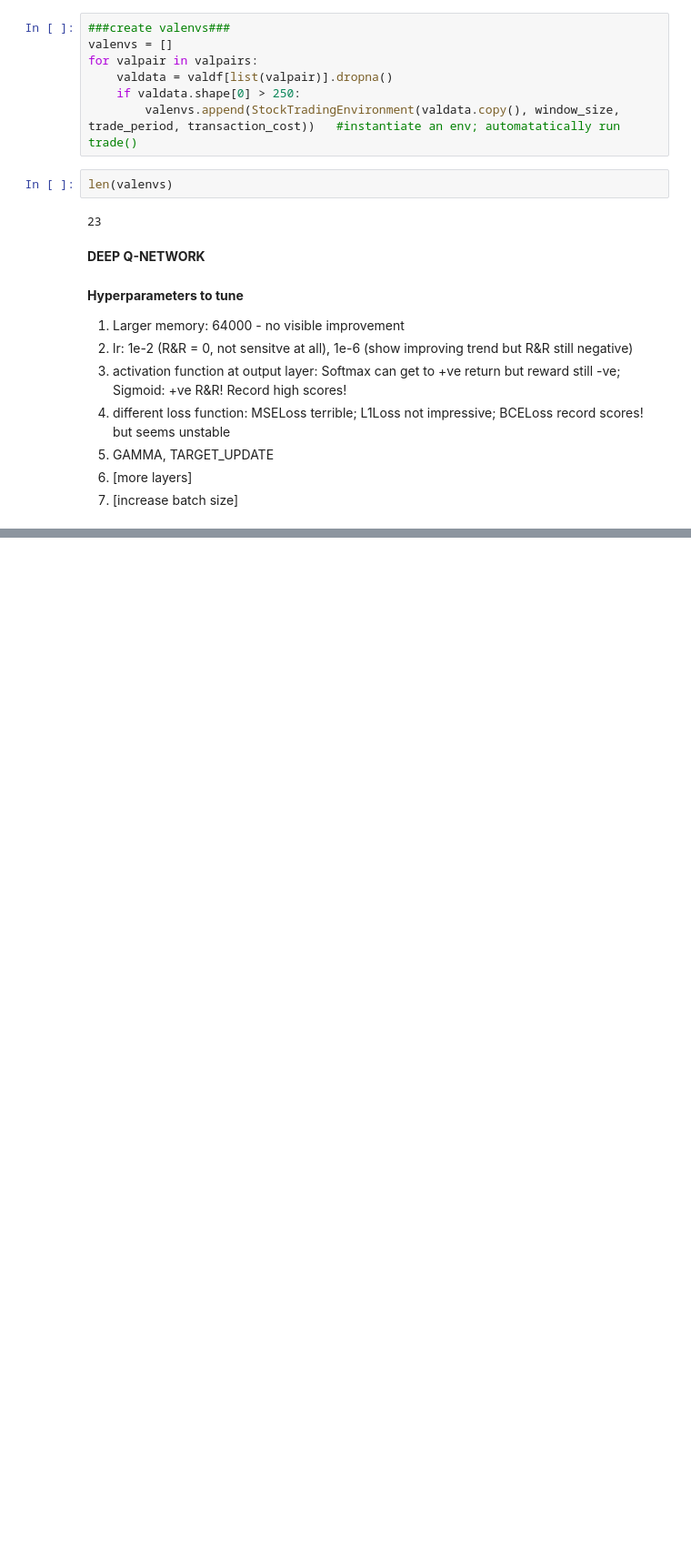
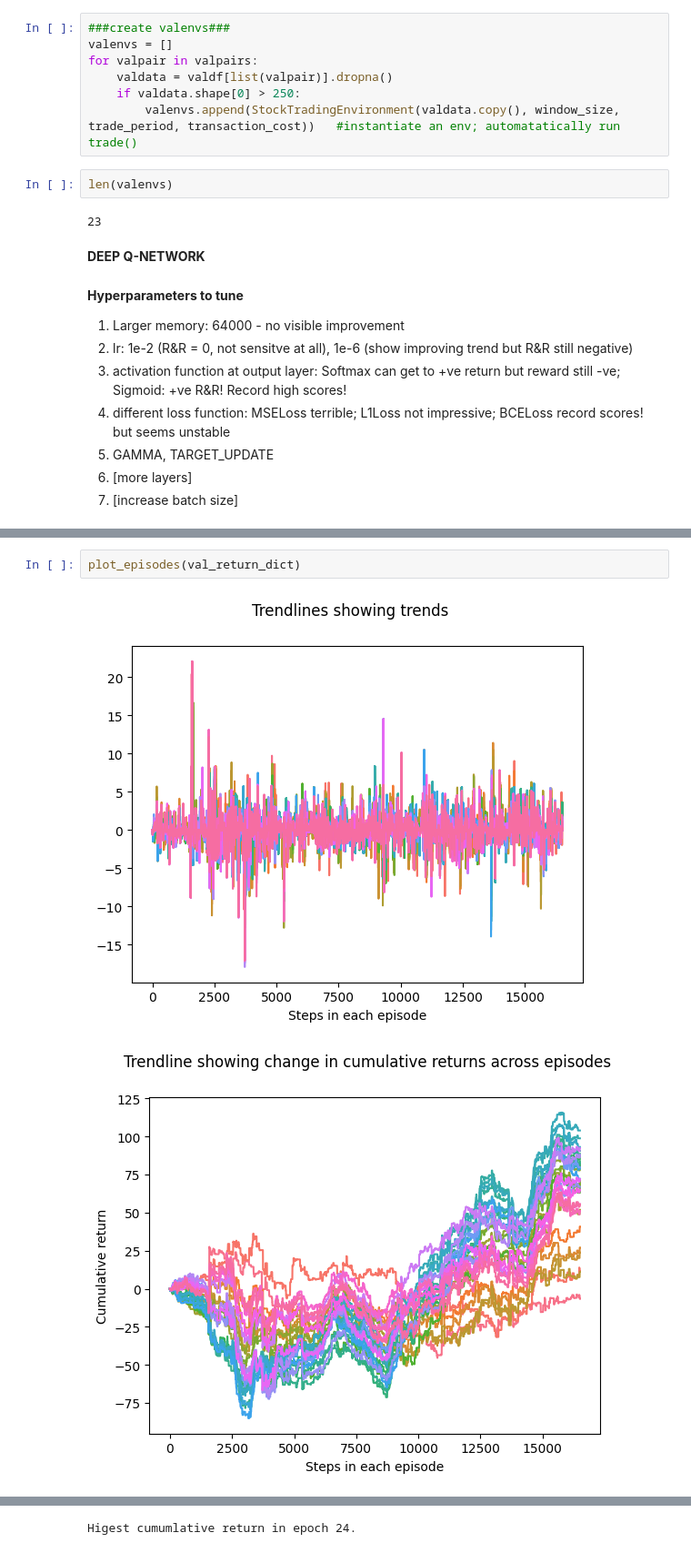
Before and after one commit to waikho/MADS_Capstone, a Jupyter notebook: RL/Pair_Trading_DQN.ipynb, the cells around one changed output, grey strips where cells are left out. Shown at 91% size. Drawn from its saved outputs; the diff is of its cells as text; blank space fills up the shorter version.

```diff
--- a/RL/Pair_Trading_DQN.ipynb
+++ b/RL/Pair_Trading_DQN.ipynb
@@ -354,0 +475,5 @@ plt.show()
+# %%
+plot_episodes(val_return_dict)
+# %% [output]
+[figure, added]
+[figure, added]
@@ -354,0 +481 @@ plt.show()
+Higest cumumlative return in epoch 24.
```
Also changed, not shown: parts of 11 cells of this notebook, 5 other files.
